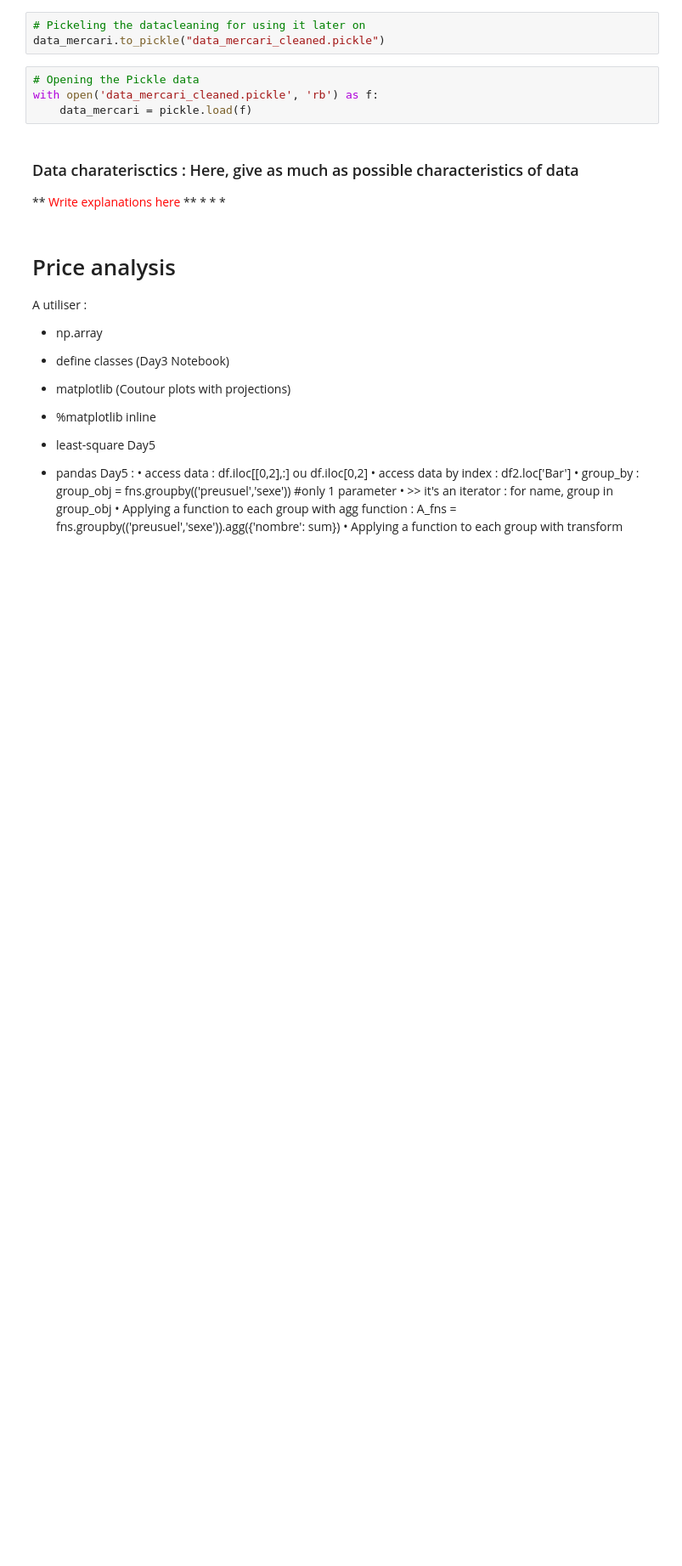
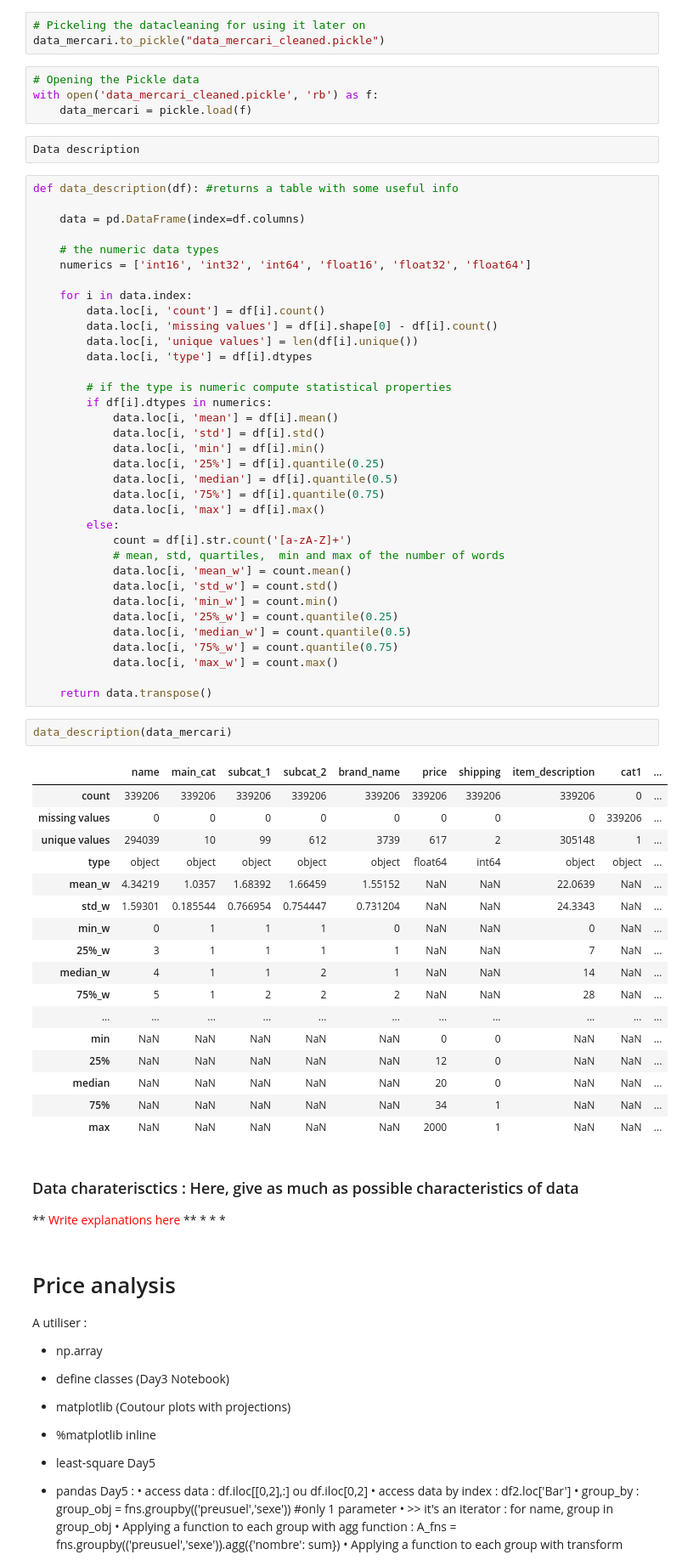
Before and after one commit to vlapparov/NLP-Prediction-Python-Project, a Jupyter notebook: Projet_Notebook_LAPPAROV_IZADI.ipynb, the cells around one changed output. Shown: that part at 85% size. Saved outputs shown, nothing was run; the diff lists cells and outputs as text; blank space fills up the shorter version.

```diff
--- a/Projet_Notebook_LAPPAROV_IZADI.ipynb
+++ b/Projet_Notebook_LAPPAROV_IZADI.ipynb
@@ -163,6 +161,63 @@ data_mercari.to_pickle("data_mercari_cleaned.pickle")
 # Opening the Pickle data
 with open('data_mercari_cleaned.pickle', 'rb') as f:
     data_mercari = pickle.load(f)
+# %%
+Data description
+# %%
+def data_description(df): #returns a table with some useful info
+
+    data = pd.DataFrame(index=df.columns)
+
+    # the numeric data types
+    numerics = ['int16', 'int32', 'int64', 'float16', 'float32', 'float64']
+
+    for i in data.index:
+        data.loc[i, 'count'] = df[i].count()
+        data.loc[i, 'missing values'] = df[i].shape[0] - df[i].count()
+        data.loc[i, 'unique values'] = len(df[i].unique())
+        data.loc[i, 'type'] = df[i].dtypes
+
+        # if the type is numeric compute statistical properties
+        if df[i].dtypes in numerics:
+            data.loc[i, 'mean'] = df[i].mean()
+            data.loc[i, 'std'] = df[i].std()
+            data.loc[i, 'min'] = df[i].min()
+            data.loc[i, '25%'] = df[i].quantile(0.25)
+            data.loc[i, 'median'] = df[i].quantile(0.5)
+            data.loc[i, '75%'] = df[i].quantile(0.75)
+            data.loc[i, 'max'] = df[i].max()
+        else:
+            count = df[i].str.count('[a-zA-Z]+')
+            # mean, std, quartiles,  min and max of the number of words
+            data.loc[i, 'mean_w'] = count.mean()
+            data.loc[i, 'std_w'] = count.std()
+            data.loc[i, 'min_w'] = count.min()
+            data.loc[i, '25%_w'] = count.quantile(0.25)
+            data.loc[i, 'median_w'] = count.quantile(0.5)
+            data.loc[i, '75%_w'] = count.quantile(0.75)
+            data.loc[i, 'max_w'] = count.max()
+
+    return data.transpose()
+# %%
+data_description(data_mercari)
+# %% [output]
+|  | name | main_cat | subcat_1 | subcat_2 | brand_name | price | shipping | item_description | cat1 | ... |
+| count | 339206 | 339206 | 339206 | 339206 | 339206 | 339206 | 339206 | 339206 | 0 | ... |
+| missing values | 0 | 0 | 0 | 0 | 0 | 0 | 0 | 0 | 339206 | ... |
+| unique values | 294039 | 10 | 99 | 612 | 3739 | 617 | 2 | 305148 | 1 | ... |
+| type | object | object | object | object | object | float64 | int64 | object | object | ... |
+| mean_w | 4.34219 | 1.0357 | 1.68392 | 1.66459 | 1.55152 | NaN | NaN | 22.0639 | NaN | ... |
+| std_w | 1.59301 | 0.185544 | 0.766954 | 0.754447 | 0.731204 | NaN | NaN | 24.3343 | NaN | ... |
+| min_w | 0 | 1 | 1 | 1 | 0 | NaN | NaN | 0 | NaN | ... |
+| 25%_w | 3 | 1 | 1 | 1 | 1 | NaN | NaN | 7 | NaN | ... |
+| median_w | 4 | 1 | 1 | 2 | 1 | NaN | NaN | 14 | NaN | ... |
+| 75%_w | 5 | 1 | 2 | 2 | 2 | NaN | NaN | 28 | NaN | ... |
+| ... | ... | ... | ... | ... | ... | ... | ... | ... | ... | ... |
+| min | NaN | NaN | NaN | NaN | NaN | 0 | 0 | NaN | NaN | ... |
+| 25% | NaN | NaN | NaN | NaN | NaN | 12 | 0 | NaN | NaN | ... |
+| median | NaN | NaN | NaN | NaN | NaN | 20 | 0 | NaN | NaN | ... |
+| 75% | NaN | NaN | NaN | NaN | NaN | 34 | 1 | NaN | NaN | ... |
+| max | NaN | NaN | NaN | NaN | NaN | 2000 | 1 | NaN | NaN | ... |
 # %% [markdown]
 ### Data charaterisctics :  Here, give as much as possible characteristics of data
 ** <span style="color:red"> Write explanations here</span> **
```
Also changed, not shown: parts of 11 cells of this notebook.
